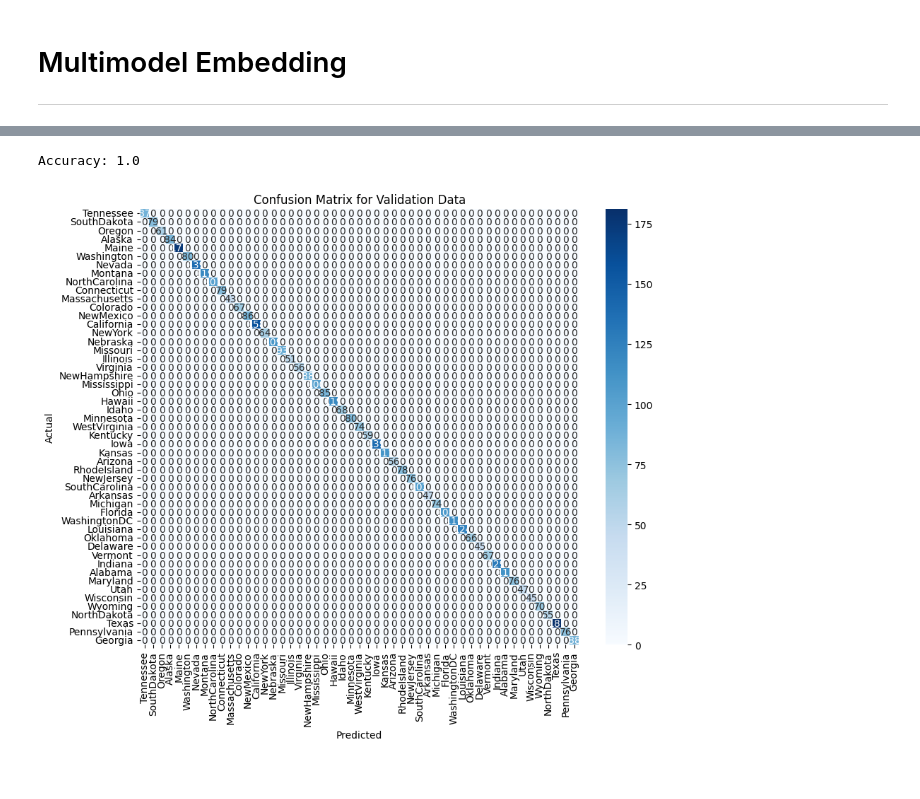
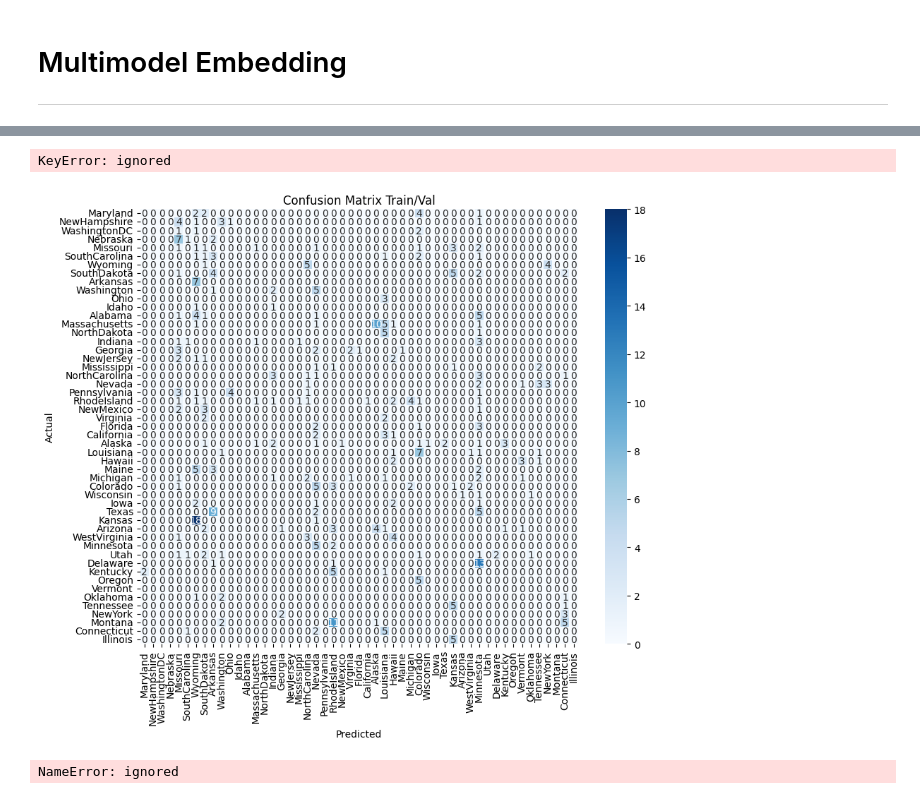
Before and after one commit to mmender2/Ai-DataScience, a Jupyter notebook: MMEmbed.ipynb, the cells around one changed output, grey strips where cells are left out. Saved outputs shown, nothing was run; the diff lists cells and outputs as text; code cells hidden in the pictures.

```diff
--- a/MMEmbed.ipynb
+++ b/MMEmbed.ipynb
@@ -689,0 +790,5 @@ new_reduced_embeddings = tsne.fit_transform(new_concatenated_embeddings_array)
+# %%
+from sklearn.ensemble import VotingClassifier
+ensemble_model = VotingClassifier(estimators=[('knn', knn), ('xb', lgbm_clf), ('rf', rf)], voting='soft')
+# %%
+ensemble_model.fit(X_train, y_train)
@@ -689,0 +829,19 @@ new_reduced_embeddings = tsne.fit_transform(new_concatenated_embeddings_array)
+# %%
+# Create the two generators
+#train_gen = data_generator(train_data, char_to_num, batch_size=batch_size)
+#val_gen = data_generator(val_data, char_to_num, batch_size=batch_size)
+# Test the generators
+#train_inputs, train_outputs = next(train_gen)
+#val_inputs, val_outputs = next(val_gen)
+
+# Assuming subset_data is a list of dictionaries with 'image_paths' and 'labels' as keys
+subset_image_paths = [item['image_paths'] for item in subset_data]
+
+# Filter out the items in subset_data from data_list
+test_data = [item for item in data_list if item['image_paths'] not in subset_image_paths]
+
+# Now, you can generate the processed images and labels for the test data
+new_processed_images, labels, new_image_labels = data_generator(test_data, char_to_num)
+#processed_images, image_labels = data_generator(data_list, char_to_num)
+
+#final_inputs = next(final)
@@ -762,0 +990,3 @@ plt.show()
+# %%
+new_concatenated_embeddings_array = np.array(new_reduced_embeddings)
+new_y_pred = ensemble_model.predict(new_concatenated_embeddings_array)
@@ -763,19 +998,32 @@ plt.show()
+# %%
+# Create the inverse mapping
+int_to_state = {idx: state for state, idx in state_to_int.items()}
+
+# Convert predictions from numbers to state names
+state_preds = [int_to_state[pred] for pred in new_y_pred]
+# %% [output]
+KeyError: ignored
 # %%
-# Step 3: Predict labels for these reduced embeddings using the trained KNN classifier
-new_y_pred = gbm.predict(new_concatenated_embeddings)
+import matplotlib.pyplot as plt
+import seaborn as sns
+from sklearn.metrics import confusion_matrix
 
-# Step 4: Generate and visualize the confusion matrix for the predicted labels
-new_cm = confusion_matrix(new_image_labels, new_y_pred)
-# Calculate the accuracy of the predictions
-accuracy = accuracy_score(new_image_labels, new_y_pred)
-print("Accuracy:", accuracy)
+# Generate the confusion matrix
+cm = confusion_matrix(new_image_labels, new_y_pred)
+
 # Plot the confusion matrix as a heatmap
 plt.figure(figsize=(10, 8))
-sns.heatmap(new_cm, annot=True, fmt='g', cmap='Blues', xticklabels=unique_states, yticklabels=unique_states)
+sns.heatmap(cm, annot=True, fmt='g', cmap='Blues', xticklabels=unique_states, yticklabels=unique_states)
 plt.xlabel('Predicted')
 plt.ylabel('Actual')
-plt.title('Confusion Matrix for Validation Data')
+plt.title('Confusion Matrix Train/Val')
 plt.show()
 # %% [output]
-Accuracy: 1.0
-[figure, old version]
+[figure, new version]
+# %%
+# Evaluate the model
+y_pred = ensemble_model.predict(X_test)
+accuracy = accuracy_score(y_test, state_preds)
+print("Ensemble Accuracy:", accuracy)
+# %% [output]
+NameError: ignored
```
Also changed, not shown: parts of 49 cells of this notebook.
